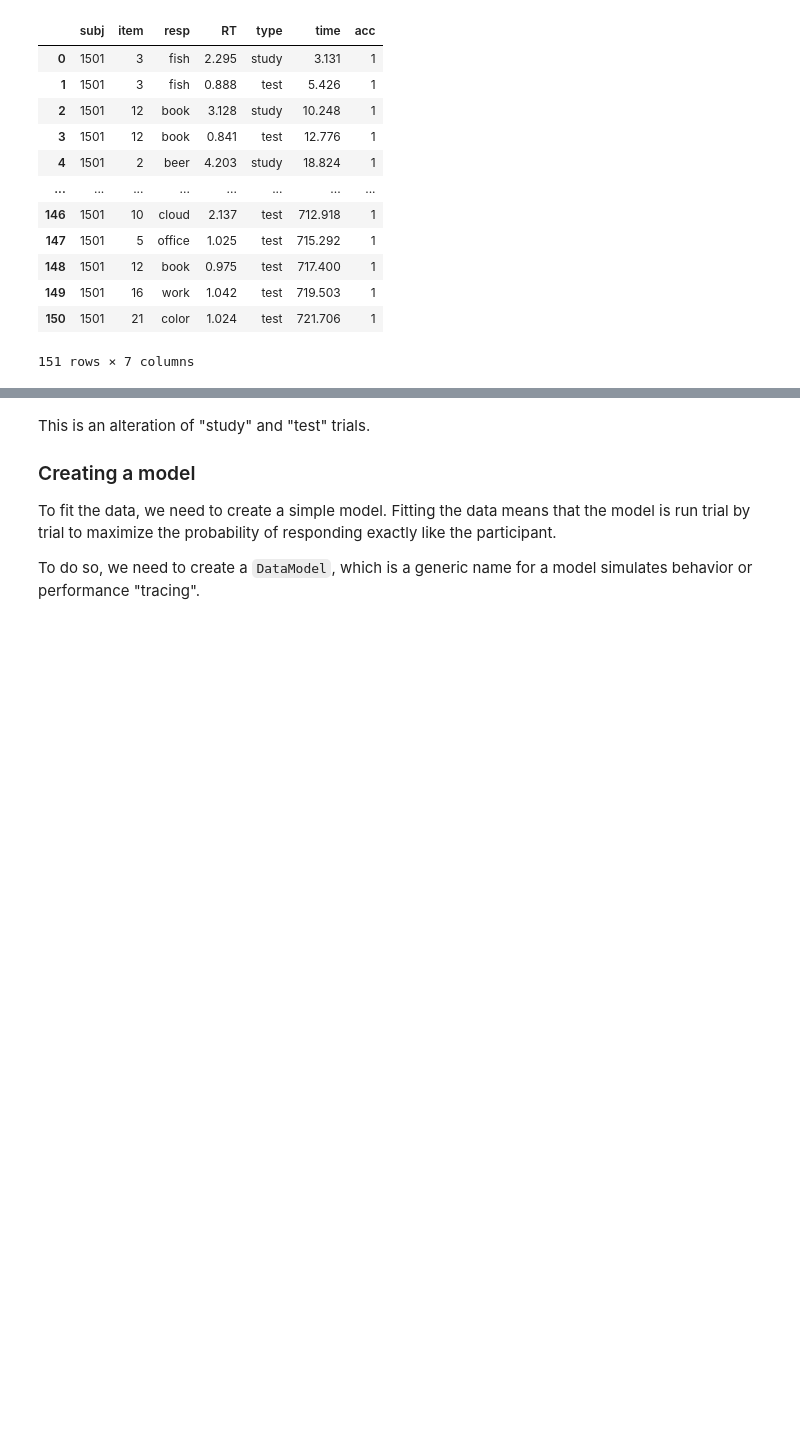
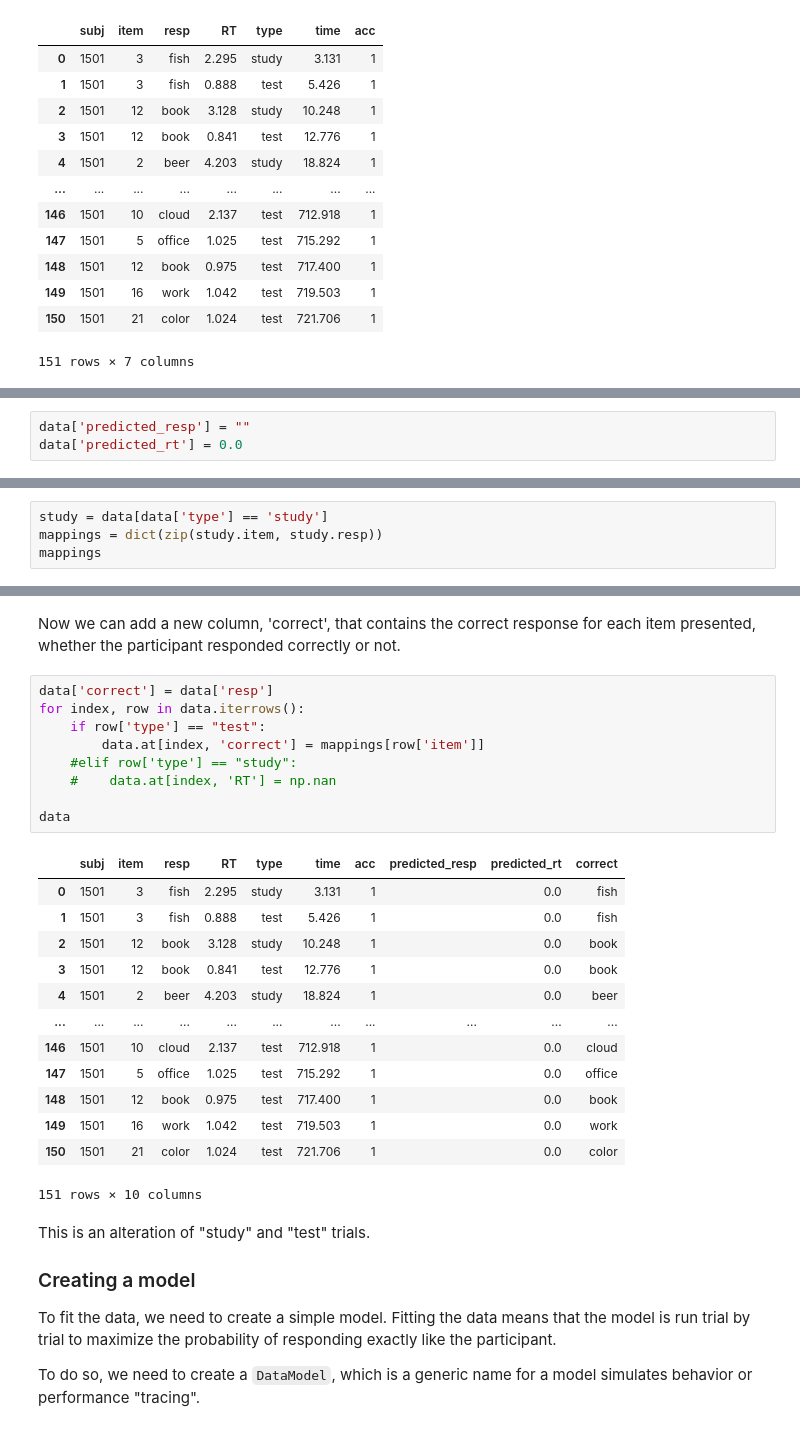
Before and after one commit to UWCCDL/ACTR-ME, a Jupyter notebook: examples/examples.ipynb, the cells around one changed output, grey strips where cells are left out. Cells and saved outputs as stored; diff of their text form; blank space fills up the shorter version.

```diff
--- a/examples/examples.ipynb
+++ b/examples/examples.ipynb
@@ -39,0 +49,3 @@ data
+# %%
+data['predicted_resp'] = ""
+data['predicted_rt'] = 0.0
@@ -39,0 +54,4 @@ data
+# %%
+study = data[data['type'] == 'study']
+mappings = dict(zip(study.item, study.resp))
+mappings
@@ -40,3 +76,28 @@ data
+# %% [markdown]
+Now we can add a new column, 'correct', that contains the correct response for each item presented, whether the participant responded correctly or not.
+# %%
+data['correct'] = data['resp']
+for index, row in data.iterrows():
+    if row['type'] == "test":
+        data.at[index, 'correct'] = mappings[row['item']]
+    #elif row['type'] == "study":
+    #    data.at[index, 'RT'] = np.nan
+
+data
+# %% [output]
+|  | subj | item | resp | RT | type | time | acc | predicted_resp | predicted_rt | correct |
+| 0 | 1501 | 3 | fish | 2.295 | study | 3.131 | 1 |  | 0.0 | fish |
+| 1 | 1501 | 3 | fish | 0.888 | test | 5.426 | 1 |  | 0.0 | fish |
+| 2 | 1501 | 12 | book | 3.128 | study | 10.248 | 1 |  | 0.0 | book |
+| 3 | 1501 | 12 | book | 0.841 | test | 12.776 | 1 |  | 0.0 | book |
+| 4 | 1501 | 2 | beer | 4.203 | study | 18.824 | 1 |  | 0.0 | beer |
+| ... | ... | ... | ... | ... | ... | ... | ... | ... | ... | ... |
+| 146 | 1501 | 10 | cloud | 2.137 | test | 712.918 | 1 |  | 0.0 | cloud |
+| 147 | 1501 | 5 | office | 1.025 | test | 715.292 | 1 |  | 0.0 | office |
+| 148 | 1501 | 12 | book | 0.975 | test | 717.400 | 1 |  | 0.0 | book |
+| 149 | 1501 | 16 | work | 1.042 | test | 719.503 | 1 |  | 0.0 | work |
+| 150 | 1501 | 21 | color | 1.024 | test | 721.706 | 1 |  | 0.0 | color |
+151 rows × 10 columns
 # %% [markdown]
 This is an alteration of "study" and "test" trials.
 
```
Also changed, not shown: parts of 12 cells of this notebook, 6 other files.
